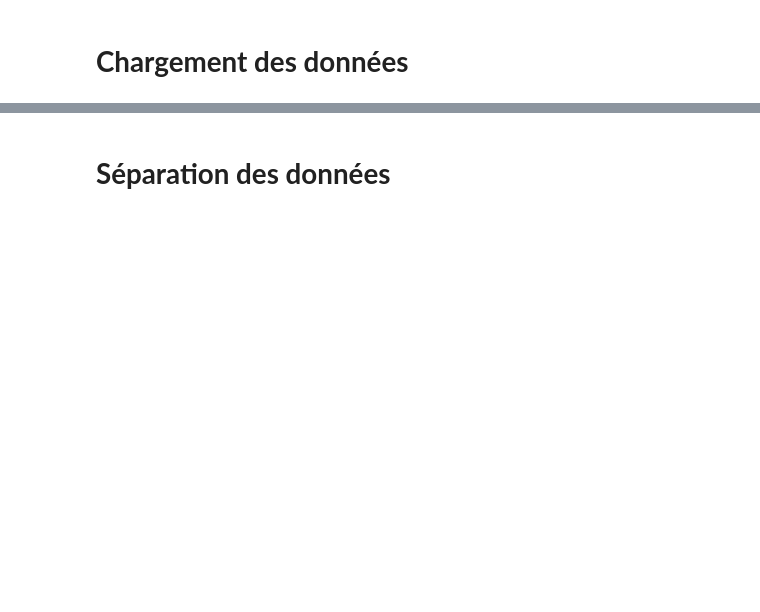
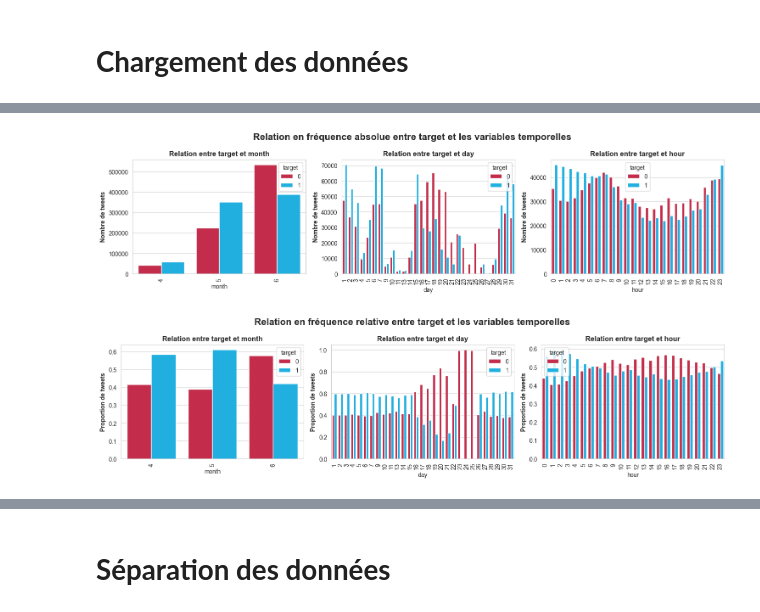
Before and after one commit to Hedredo/dagshub_p7, a Jupyter notebook: exploration.ipynb, the cells around one changed output, grey strips where cells are left out. Cells and saved outputs as stored; diff of their text form; code cells hidden in the pictures; blank space fills up the shorter version.

```diff
--- a/exploration.ipynb
+++ b/exploration.ipynb
@@ -105,13 +73,11 @@ df = pd.read_csv(
     path,
     header=None,
     names=['target', 'ids', 'date', 'flag', 'user', 'text'],
+    usecols=['target', 'ids', 'date', 'user', 'text'], # remove flag column
     parse_dates=['date'],
     encoding='utf-8',
     encoding_errors='replace' # replace the errors with unicode symbol � (U+FFFD)
-    )
-
-# Assign the len of the original file
-df_len = len(df)
+    ).sort_values(by='date', ascending=True)
 # %%
 df.info()
 # %% [output]
@@ -148,0 +231,26 @@ memory usage: 73.2+ MB
+# %%
+# Creation of a palette with 2 colors, crimson and deepskyblue
+palette = sns.color_palette(['crimson', 'deepskyblue'])
+# %%
+# Display the relation between target and the variables month, day, and hour
+for title, method in zip(('absolue', 'relative'), ('count', 'proportion')):
+    fig, ax = plt.subplots(1, 3, figsize=(15, 4), sharey=False, tight_layout=True)
+    fig.suptitle(f"Relation en fréquence {title} entre target et les variables temporelles", fontweight='bold', fontsize=16)
+    sns.set_style('whitegrid')
+    for i, col in enumerate(['month', 'day', 'hour']):
+        sns.barplot(
+            df.groupby(col)['target'].value_counts(normalize=True if title=='relative' else False).reset_index(),
+            x=col,
+            y=method,
+            hue='target',
+            palette=palette,
+            ax=ax[i])
+        ax[i].set_title(f"Relation entre target et {col}", fontweight='bold')
+        ax[i].set_xlabel(col)
+        ax[i].set_ylabel('Proportion de tweets' if title=='relative' else 'Nombre de tweets' , fontweight='bold')
+        ax[i].set_xticks(ax[i].get_xticks())
+        ax[i].set_xticklabels(ax[i].get_xticklabels(), rotation=90)
+    plt.show()
+# %% [output]
+[figure, added]
+[figure, added]
```
Also changed, not shown: parts of 34 cells of this notebook.
